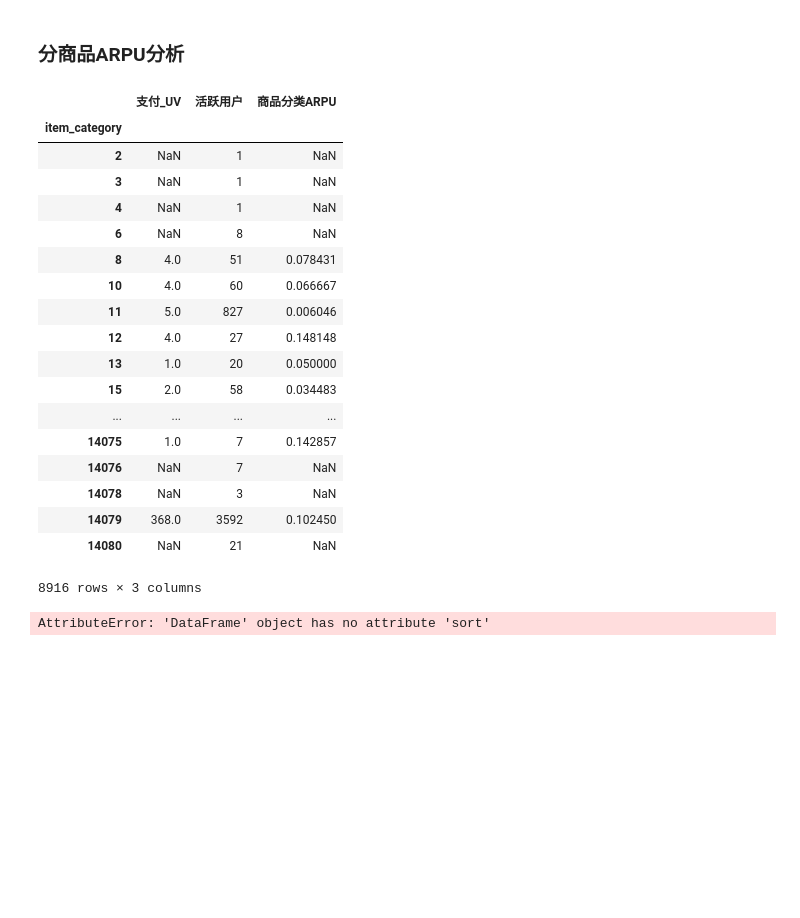
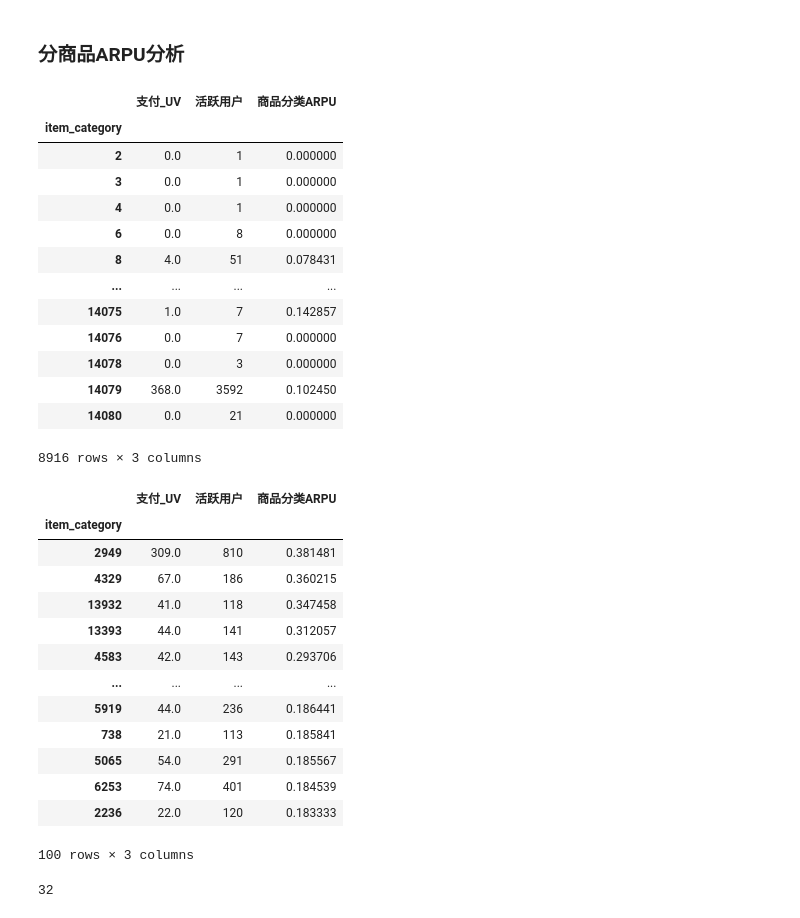
Before and after one commit to renjel/kesci, a Jupyter notebook: User Behavior Data on Taobao App/Untitled.ipynb, the cells around one changed output. Saved outputs shown, nothing was run; the diff lists cells and outputs as text; code cells hidden in the pictures; blank space fills up the shorter version.

```diff
--- a/User Behavior Data on Taobao App/Untitled.ipynb
+++ b/User Behavior Data on Taobao App/Untitled.ipynb
@@ -397,37 +397,28 @@ plt.show()
 # %%
 # 分商品分类用户UV
 uv_view_item = data.groupby('item_category')['user_id'].nunique().to_frame()
 uv_view_item.columns = ['活跃用户']
 # 分商品分类用户行为UV
 uv_item = data.groupby(['item_category','behavior_type'])['user_id'].nunique().unstack()
 uv_item.columns = ['点击_UV','收藏_UV','加购物车_UV','支付_UV']
 # 合并两个表
 ARPU_item = uv_view_item.join(uv_item)[["支付_UV","活跃用户"]]
+# 填充支付的空值为0
+ARPU_item['支付_UV'].fillna(0, inplace=True)
 ARPU_item['商品分类ARPU'] = ARPU_item['支付_UV'] / ARPU_item['活跃用户']
 ARPU_item
 # %% [output]
 |  | 支付_UV | 活跃用户 | 商品分类ARPU |
 | item_category |  |  |  |
-| 2 | NaN | 1 | NaN |
-| 3 | NaN | 1 | NaN |
-| 4 | NaN | 1 | NaN |
-| 6 | NaN | 8 | NaN |
+| 2 | 0.0 | 1 | 0.000000 |
+| 3 | 0.0 | 1 | 0.000000 |
+| 4 | 0.0 | 1 | 0.000000 |
+| 6 | 0.0 | 8 | 0.000000 |
 | 8 | 4.0 | 51 | 0.078431 |
-| 10 | 4.0 | 60 | 0.066667 |
-| 11 | 5.0 | 827 | 0.006046 |
-| 12 | 4.0 | 27 | 0.148148 |
-| 13 | 1.0 | 20 | 0.050000 |
-| 15 | 2.0 | 58 | 0.034483 |
 | ... | ... | ... | ... |
 | 14075 | 1.0 | 7 | 0.142857 |
-| 14076 | NaN | 7 | NaN |
-| 14078 | NaN | 3 | NaN |
+| 14076 | 0.0 | 7 | 0.000000 |
+| 14078 | 0.0 | 3 | 0.000000 |
 | 14079 | 368.0 | 3592 | 0.102450 |
-| 14080 | NaN | 21 | NaN |
+| 14080 | 0.0 | 21 | 0.000000 |
 8916 rows × 3 columns
-# %%
-ARPU_item.sort(columns = ['支付_UV'],axis = 0,ascending = False)
-
-ARPU_item.head(100)
-# %% [output]
-AttributeError: 'DataFrame' object has no attribute 'sort'
@@ -433,0 +430,21 @@ AttributeError: 'DataFrame' object has no attribute 'sort'
+# %%
+ARPU_item_top100
+# %% [output]
+|  | 支付_UV | 活跃用户 | 商品分类ARPU |
+| item_category |  |  |  |
+| 2949 | 309.0 | 810 | 0.381481 |
+| 4329 | 67.0 | 186 | 0.360215 |
+| 13932 | 41.0 | 118 | 0.347458 |
+| 13393 | 44.0 | 141 | 0.312057 |
+| 4583 | 42.0 | 143 | 0.293706 |
+| ... | ... | ... | ... |
+| 5919 | 44.0 | 236 | 0.186441 |
+| 738 | 21.0 | 113 | 0.185841 |
+| 5065 | 54.0 | 291 | 0.185567 |
+| 6253 | 74.0 | 401 | 0.184539 |
+| 2236 | 22.0 | 120 | 0.183333 |
+100 rows × 3 columns
+# %%
+ARPU_item_0.shape[0]
+# %% [output]
+32
```
Also changed, not shown: parts of 1 cell of this notebook.
